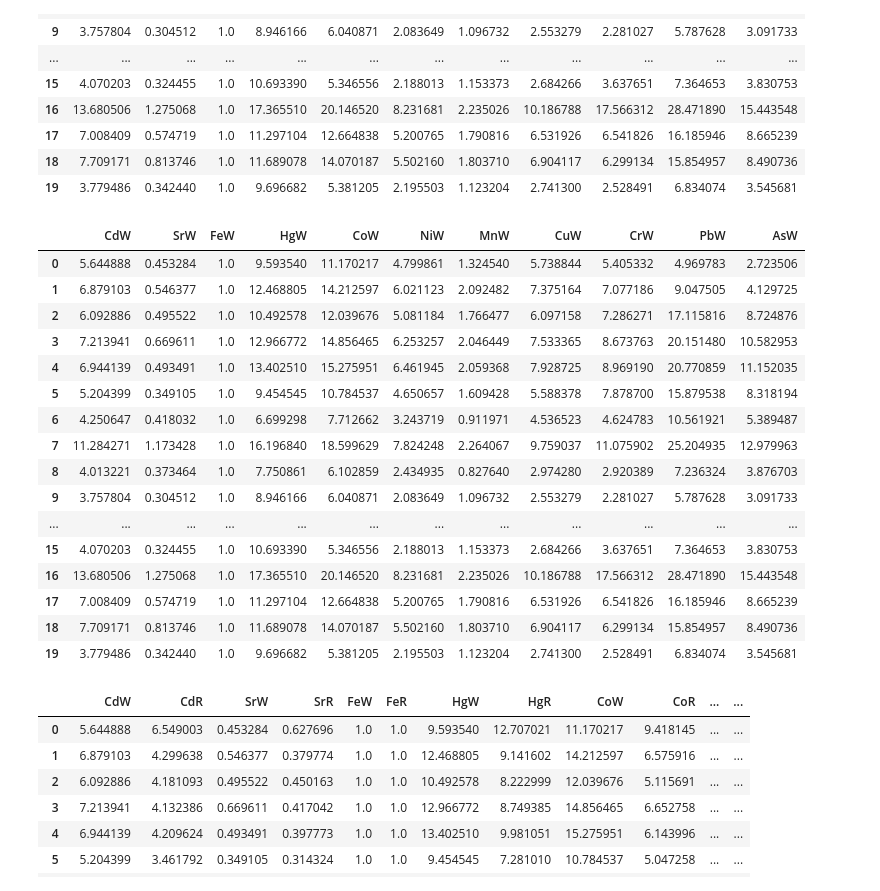
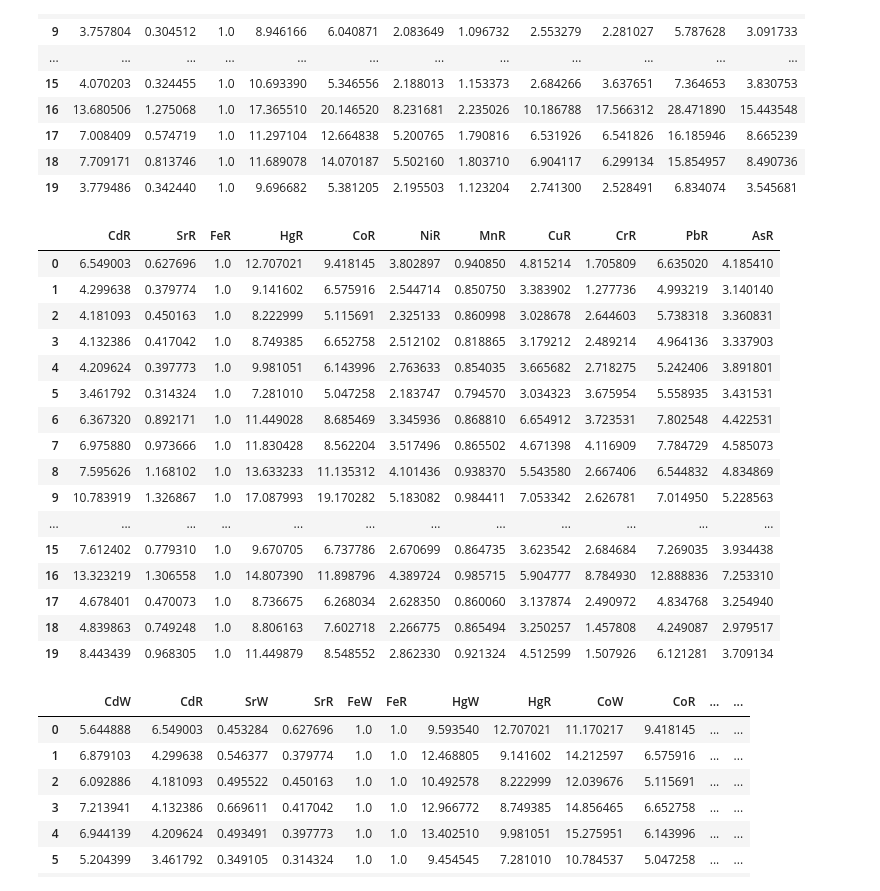
Before and after one commit to rakibhhridoy/Research, a Jupyter notebook: MPhil/Pollution Indices.ipynb, the cells around one changed output. Saved outputs shown, nothing was run; the diff lists cells and outputs as text; code cells hidden in the pictures.

```diff
--- a/MPhil/Pollution Indices.ipynb
+++ b/MPhil/Pollution Indices.ipynb
@@ -1086,22 +1079,22 @@ efW
 | 18 | 7.709171 | 0.813746 | 1.0 | 11.689078 | 14.070187 | 5.502160 | 1.803710 | 6.904117 | 6.299134 | 15.854957 | 8.490736 |
 | 19 | 3.779486 | 0.342440 | 1.0 | 9.696682 | 5.381205 | 2.195503 | 1.123204 | 2.741300 | 2.528491 | 6.834074 | 3.545681 |
 # %%
-efW
+efR
 # %% [output]
-|  | CdW | SrW | FeW | HgW | CoW | NiW | MnW | CuW | CrW | PbW | AsW |
-| 0 | 5.644888 | 0.453284 | 1.0 | 9.593540 | 11.170217 | 4.799861 | 1.324540 | 5.738844 | 5.405332 | 4.969783 | 2.723506 |
-| 1 | 6.879103 | 0.546377 | 1.0 | 12.468805 | 14.212597 | 6.021123 | 2.092482 | 7.375164 | 7.077186 | 9.047505 | 4.129725 |
-| 2 | 6.092886 | 0.495522 | 1.0 | 10.492578 | 12.039676 | 5.081184 | 1.766477 | 6.097158 | 7.286271 | 17.115816 | 8.724876 |
-| 3 | 7.213941 | 0.669611 | 1.0 | 12.966772 | 14.856465 | 6.253257 | 2.046449 | 7.533365 | 8.673763 | 20.151480 | 10.582953 |
-| 4 | 6.944139 | 0.493491 | 1.0 | 13.402510 | 15.275951 | 6.461945 | 2.059368 | 7.928725 | 8.969190 | 20.770859 | 11.152035 |
-| 5 | 5.204399 | 0.349105 | 1.0 | 9.454545 | 10.784537 | 4.650657 | 1.609428 | 5.588378 | 7.878700 | 15.879538 | 8.318194 |
-| 6 | 4.250647 | 0.418032 | 1.0 | 6.699298 | 7.712662 | 3.243719 | 0.911971 | 4.536523 | 4.624783 | 10.561921 | 5.389487 |
-| 7 | 11.284271 | 1.173428 | 1.0 | 16.196840 | 18.599629 | 7.824248 | 2.264067 | 9.759037 | 11.075902 | 25.204935 | 12.979963 |
-| 8 | 4.013221 | 0.373464 | 1.0 | 7.750861 | 6.102859 | 2.434935 | 0.827640 | 2.974280 | 2.920389 | 7.236324 | 3.876703 |
-| 9 | 3.757804 | 0.304512 | 1.0 | 8.946166 | 6.040871 | 2.083649 | 1.096732 | 2.553279 | 2.281027 | 5.787628 | 3.091733 |
+|  | CdR | SrR | FeR | HgR | CoR | NiR | MnR | CuR | CrR | PbR | AsR |
+| 0 | 6.549003 | 0.627696 | 1.0 | 12.707021 | 9.418145 | 3.802897 | 0.940850 | 4.815214 | 1.705809 | 6.635020 | 4.185410 |
+| 1 | 4.299638 | 0.379774 | 1.0 | 9.141602 | 6.575916 | 2.544714 | 0.850750 | 3.383902 | 1.277736 | 4.993219 | 3.140140 |
+| 2 | 4.181093 | 0.450163 | 1.0 | 8.222999 | 5.115691 | 2.325133 | 0.860998 | 3.028678 | 2.644603 | 5.738318 | 3.360831 |
+| 3 | 4.132386 | 0.417042 | 1.0 | 8.749385 | 6.652758 | 2.512102 | 0.818865 | 3.179212 | 2.489214 | 4.964136 | 3.337903 |
+| 4 | 4.209624 | 0.397773 | 1.0 | 9.981051 | 6.143996 | 2.763633 | 0.854035 | 3.665682 | 2.718275 | 5.242406 | 3.891801 |
+| 5 | 3.461792 | 0.314324 | 1.0 | 7.281010 | 5.047258 | 2.183747 | 0.794570 | 3.034323 | 3.675954 | 5.558935 | 3.431531 |
+| 6 | 6.367320 | 0.892171 | 1.0 | 11.449028 | 8.685469 | 3.345936 | 0.868810 | 6.654912 | 3.723531 | 7.802548 | 4.422531 |
+| 7 | 6.975880 | 0.973666 | 1.0 | 11.830428 | 8.562204 | 3.517496 | 0.865502 | 4.671398 | 4.116909 | 7.784729 | 4.585073 |
+| 8 | 7.595626 | 1.168102 | 1.0 | 13.633233 | 11.135312 | 4.101436 | 0.938370 | 5.543580 | 2.667406 | 6.544832 | 4.834869 |
+| 9 | 10.783919 | 1.326867 | 1.0 | 17.087993 | 19.170282 | 5.183082 | 0.984411 | 7.053342 | 2.626781 | 7.014950 | 5.228563 |
 | ... | ... | ... | ... | ... | ... | ... | ... | ... | ... | ... | ... |
-| 15 | 4.070203 | 0.324455 | 1.0 | 10.693390 | 5.346556 | 2.188013 | 1.153373 | 2.684266 | 3.637651 | 7.364653 | 3.830753 |
-| 16 | 13.680506 | 1.275068 | 1.0 | 17.365510 | 20.146520 | 8.231681 | 2.235026 | 10.186788 | 17.566312 | 28.471890 | 15.443548 |
-| 17 | 7.008409 | 0.574719 | 1.0 | 11.297104 | 12.664838 | 5.200765 | 1.790816 | 6.531926 | 6.541826 | 16.185946 | 8.665239 |
-| 18 | 7.709171 | 0.813746 | 1.0 | 11.689078 | 14.070187 | 5.502160 | 1.803710 | 6.904117 | 6.299134 | 15.854957 | 8.490736 |
-| 19 | 3.779486 | 0.342440 | 1.0 | 9.696682 | 5.381205 | 2.195503 | 1.123204 | 2.741300 | 2.528491 | 6.834074 | 3.545681 |
+| 15 | 7.612402 | 0.779310 | 1.0 | 9.670705 | 6.737786 | 2.670699 | 0.864735 | 3.623542 | 2.684684 | 7.269035 | 3.934438 |
+| 16 | 13.323219 | 1.306558 | 1.0 | 14.807390 | 11.898796 | 4.389724 | 0.985715 | 5.904777 | 8.784930 | 12.888836 | 7.253310 |
+| 17 | 4.678401 | 0.470073 | 1.0 | 8.736675 | 6.268034 | 2.628350 | 0.860060 | 3.137874 | 2.490972 | 4.834768 | 3.254940 |
+| 18 | 4.839863 | 0.749248 | 1.0 | 8.806163 | 7.602718 | 2.266775 | 0.865494 | 3.250257 | 1.457808 | 4.249087 | 2.979517 |
+| 19 | 8.443439 | 0.968305 | 1.0 | 11.449879 | 8.548552 | 2.862330 | 0.921324 | 4.512599 | 1.507926 | 6.121281 | 3.709134 |
```
Also changed, not shown: parts of 3 cells of this notebook, 8 other files.
